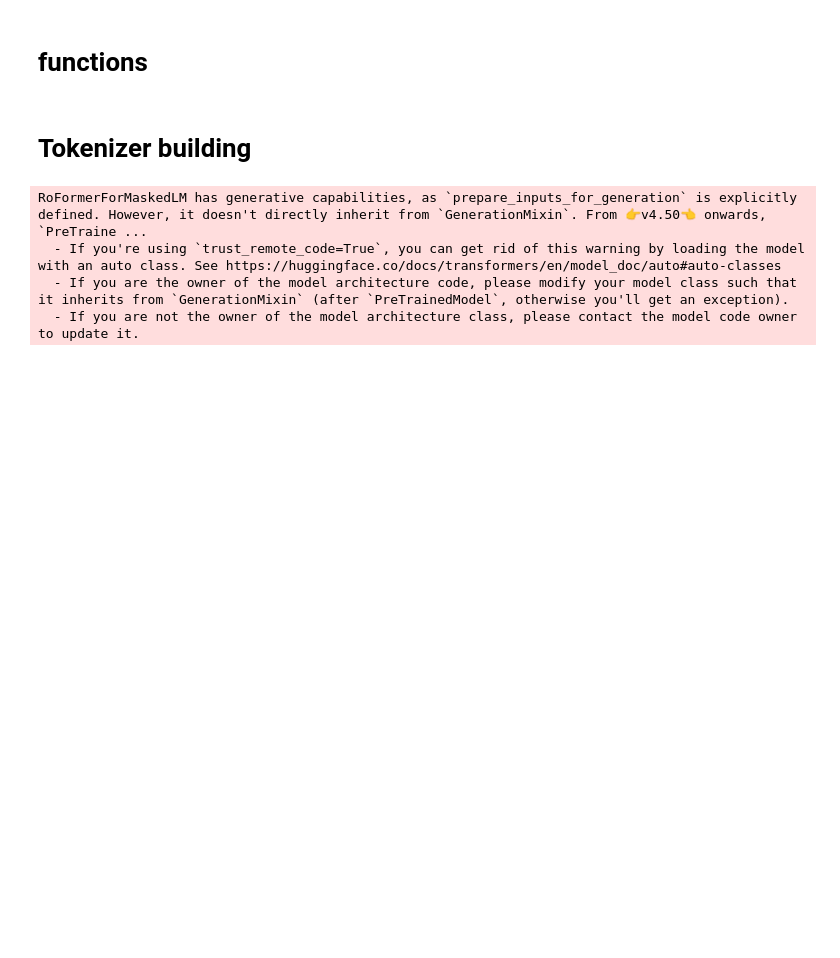
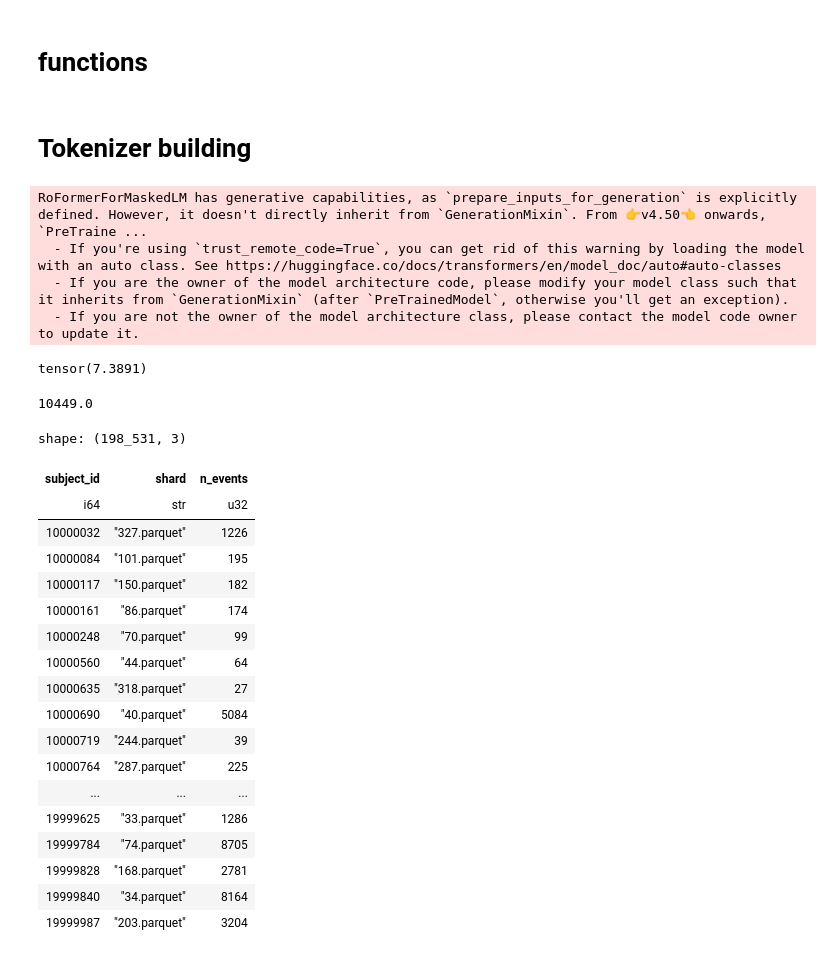
Before and after one commit to nyuad-cai/EHR-RAGp, a Jupyter notebook: notebooks/tokenization.ipynb, the cells around one changed output. Drawn from its saved outputs; the diff is of its cells as text; code cells hidden in the pictures; blank space fills up the shorter version.

```diff
--- a/notebooks/tokenization.ipynb
+++ b/notebooks/tokenization.ipynb
@@ -1361,3 +1361,37 @@ RoFormerForMaskedLM has generative capabilities, as `prepare_inputs_for_generati
 # seq_gen.tokenizer.pad_token
 # %%
 # pad_token_id
+# %%
+torch.exp(torch.tensor(2))
+# %% [output]
+tensor(7.3891)
+# %%
+a = pl.read_parquet('../dataset_idx.parquet')
+# %%
+a.shape[0]*0.05
+# %% [output]
+10449.0
+# %%
+b = a.sample(fraction=0.05,seed=24)
+# %%
+a.filter(pl.col('subject_id').is_in(b['subject_id'].to_list()) == False)
+# %% [output]
+shape: (198_531, 3)
+| subject_id | shard | n_events |
+| i64 | str | u32 |
+| 10000032 | "327.parquet" | 1226 |
+| 10000084 | "101.parquet" | 195 |
+| 10000117 | "150.parquet" | 182 |
+| 10000161 | "86.parquet" | 174 |
+| 10000248 | "70.parquet" | 99 |
+| 10000560 | "44.parquet" | 64 |
+| 10000635 | "318.parquet" | 27 |
+| 10000690 | "40.parquet" | 5084 |
+| 10000719 | "244.parquet" | 39 |
+| 10000764 | "287.parquet" | 225 |
+| ... | ... | ... |
+| 19999625 | "33.parquet" | 1286 |
+| 19999784 | "74.parquet" | 8705 |
+| 19999828 | "168.parquet" | 2781 |
+| 19999840 | "34.parquet" | 8164 |
+| 19999987 | "203.parquet" | 3204 |
```
Also changed, not shown: parts of 6 cells of this notebook, 8 other files.
